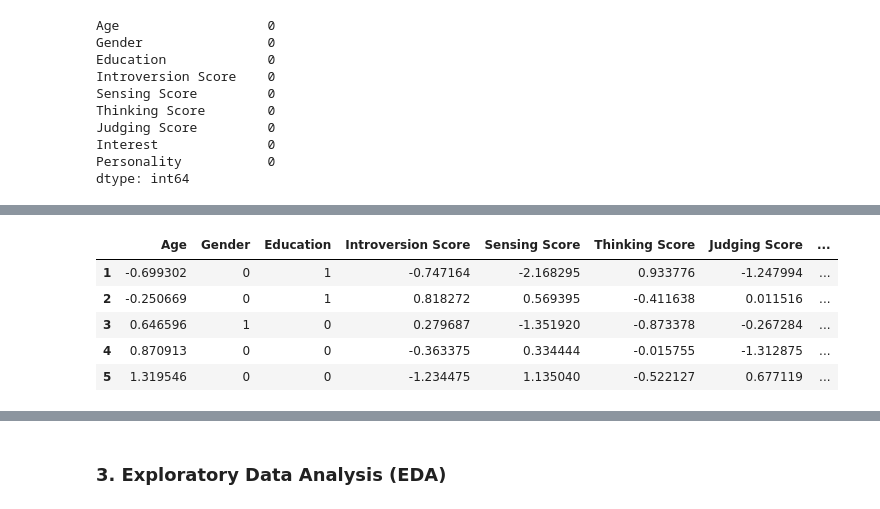
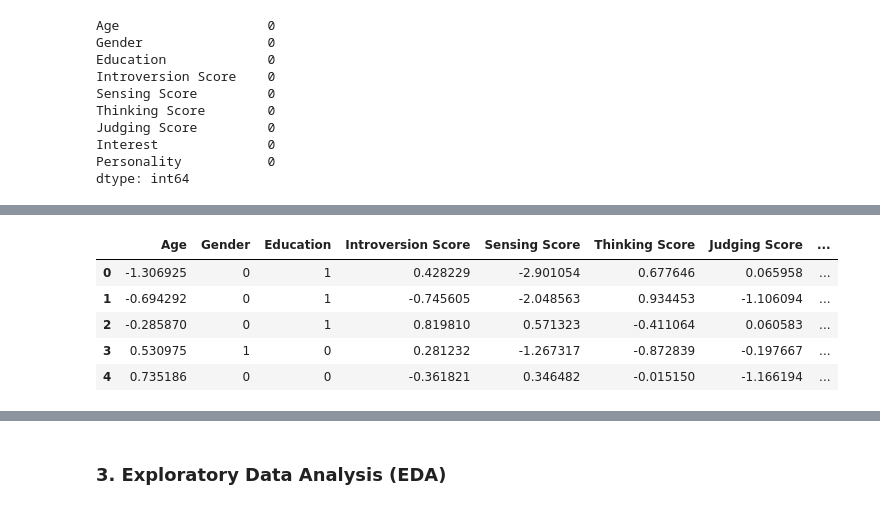
Before and after one commit to alijundev/Tugas-Kecil-ML, a Jupyter notebook: notebooks/Tugas_ML_Project.ipynb, the cells around one changed output, grey strips where cells are left out. Cells and saved outputs as stored; diff of their text form; code cells hidden in the pictures.

```diff
--- a/notebooks/Tugas_ML_Project.ipynb
+++ b/notebooks/Tugas_ML_Project.ipynb
@@ -9,7 +11,7 @@ Tujuan dari project ini adalah membangun model klasifikasi untuk memprediksi tip
 import pandas as pd
 import numpy as np
 
-df = pd.read_csv("../data/raw/data.csv")
+df = pd.read_csv("../data/data.csv")
 # %%
 df.head()
 # %% [output]
@@ -169,20 +182,10 @@ for col in df_num.columns:
 # %%
-# 3. Handle Outlier (MENGHAPUS ANOMALI DEMI AKURASI TINGGI)
-print(f"Jumlah responden sebelum dibersihkan: {len(df)} orang")
+# Analisis Outlier
+# Berdasarkan hasil eksplorasi boxplot, ditemukan beberapa outlier pada kolom numerik.
+# Namun setelah dilakukan eksperimen, penghapusan outlier justru menurunkan akurasi model
+# karena data outlier pada dataset psikometri ini merepresentasikan variasi alami
+# perilaku manusia, bukan noise. Oleh karena itu, outlier dipertahankan.
 
-# Kita cuma pakai metode ini untuk fitur yang benar-benar punya satuan jarak panjang
-kolom_skor = ['Age', 'Introversion Score', 'Sensing Score', 'Thinking Score', 'Judging Score']
-
-for col in kolom_skor:
-    Q1 = df[col].quantile(0.25)
-    Q3 = df[col].quantile(0.75)
-    IQR = Q3 - Q1
-
-    lower_bound = Q1 - 1.5 * IQR
-    upper_bound = Q3 + 1.5 * IQR
-
-    # KUNCI RAHASIA: Timpa (Overwrite) Dataset hanya dengan data yang normal-normal saja!
-    df = df[(df[col] >= lower_bound) & (df[col] <= upper_bound)]
-
-print(f"Jumlah responden setelah membuang Outlier: {len(df)} orang")
+print(f"Total data setelah pembersihan duplikat: {len(df)} baris")
+print("Outlier dipertahankan untuk menjaga variasi informasi data.")
 # %% [output]
@@ -213,21 +218,17 @@ df.head()
 # %%
 from sklearn.preprocessing import StandardScaler
 
-# Alat penyeimbang skala data (mengubah angka jadi punya rata-rata 0 dan variansi 1)
 scaler = StandardScaler()
 
-# Kita HANYA menstandarisasi kolom yang sifatnya berjarak panjang (Bukan 0 dan 1)
+# Standarisasi hanya pada kolom numerik kontinu
 kolom_skala = ['Age', 'Introversion Score', 'Sensing Score', 'Thinking Score', 'Judging Score']
-
-# Lakukan proses pengubahan angkanya
 df[kolom_skala] = scaler.fit_transform(df[kolom_skala])
 
-# Mari kita lihat hasilnya!
-display(df.head())
+df.head()
 # %% [output]
 |  | Age | Gender | Education | Introversion Score | Sensing Score | Thinking Score | Judging Score | ... |
-| 1 | -0.699302 | 0 | 1 | -0.747164 | -2.168295 | 0.933776 | -1.247994 | ... |
-| 2 | -0.250669 | 0 | 1 | 0.818272 | 0.569395 | -0.411638 | 0.011516 | ... |
-| 3 | 0.646596 | 1 | 0 | 0.279687 | -1.351920 | -0.873378 | -0.267284 | ... |
-| 4 | 0.870913 | 0 | 0 | -0.363375 | 0.334444 | -0.015755 | -1.312875 | ... |
-| 5 | 1.319546 | 0 | 0 | -1.234475 | 1.135040 | -0.522127 | 0.677119 | ... |
+| 0 | -1.306925 | 0 | 1 | 0.428229 | -2.901054 | 0.677646 | 0.065958 | ... |
+| 1 | -0.694292 | 0 | 1 | -0.745605 | -2.048563 | 0.934453 | -1.106094 | ... |
+| 2 | -0.285870 | 0 | 1 | 0.819810 | 0.571323 | -0.411064 | 0.060583 | ... |
+| 3 | 0.530975 | 1 | 0 | 0.281232 | -1.267317 | -0.872839 | -0.197667 | ... |
+| 4 | 0.735186 | 0 | 0 | -0.361821 | 0.346482 | -0.015150 | -1.166194 | ... |
```
Also changed, not shown: parts of 38 cells of this notebook, 8 other files.
